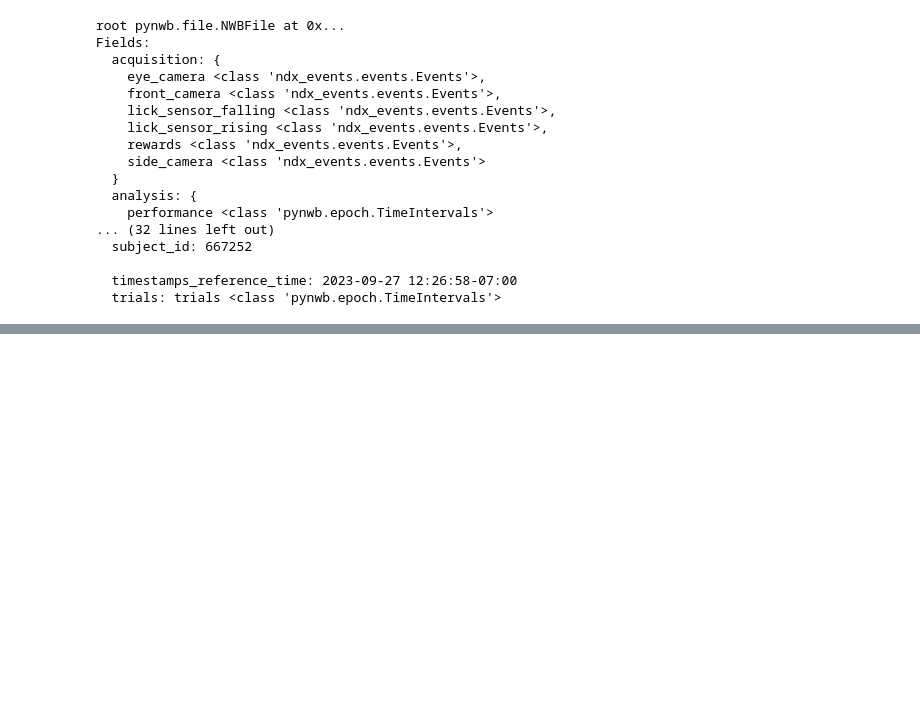
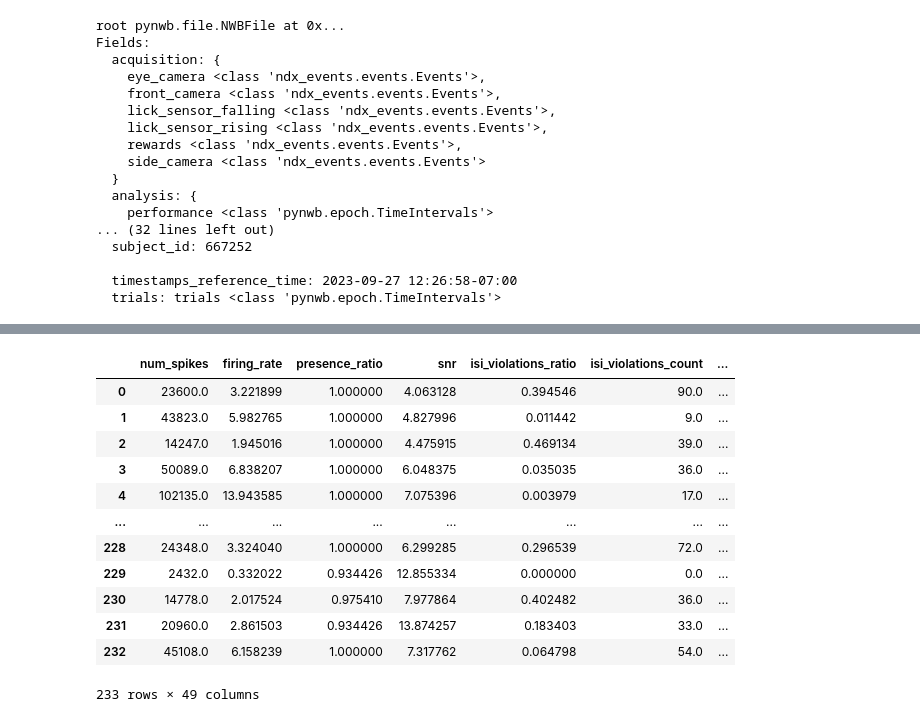
Before and after one commit to AllenInstitute/npc_sessions, a Jupyter notebook: notebooks/example-usage.ipynb, the cells around one changed output, grey strips where cells are left out. Drawn from its saved outputs; the diff is of its cells as text; code cells hidden in the pictures; blank space fills up the shorter version.

```diff
--- a/notebooks/example-usage.ipynb
+++ b/notebooks/example-usage.ipynb
@@ -360,0 +411,20 @@ Fields:
+# %%
+session.units[:].merge(
+    mos_electrodes,
+    left_on=["electrode_group_name", "peak_channel"],
+    right_on=["group_name", "channel"],
+)
+# %% [output]
+|  | num_spikes | firing_rate | presence_ratio | snr | isi_violations_ratio | isi_violations_count | ... |
+| 0 | 23600.0 | 3.221899 | 1.000000 | 4.063128 | 0.394546 | 90.0 | ... |
+| 1 | 43823.0 | 5.982765 | 1.000000 | 4.827996 | 0.011442 | 9.0 | ... |
+| 2 | 14247.0 | 1.945016 | 1.000000 | 4.475915 | 0.469134 | 39.0 | ... |
+| 3 | 50089.0 | 6.838207 | 1.000000 | 6.048375 | 0.035035 | 36.0 | ... |
+| 4 | 102135.0 | 13.943585 | 1.000000 | 7.075396 | 0.003979 | 17.0 | ... |
+| ... | ... | ... | ... | ... | ... | ... | ... |
+| 228 | 24348.0 | 3.324040 | 1.000000 | 6.299285 | 0.296539 | 72.0 | ... |
+| 229 | 2432.0 | 0.332022 | 0.934426 | 12.855334 | 0.000000 | 0.0 | ... |
+| 230 | 14778.0 | 2.017524 | 0.975410 | 7.977864 | 0.402482 | 36.0 | ... |
+| 231 | 20960.0 | 2.861503 | 0.934426 | 13.874257 | 0.183403 | 33.0 | ... |
+| 232 | 45108.0 | 6.158239 | 1.000000 | 7.317762 | 0.064798 | 54.0 | ... |
+233 rows × 49 columns
```
Also changed, not shown: parts of 4 cells of this notebook.
